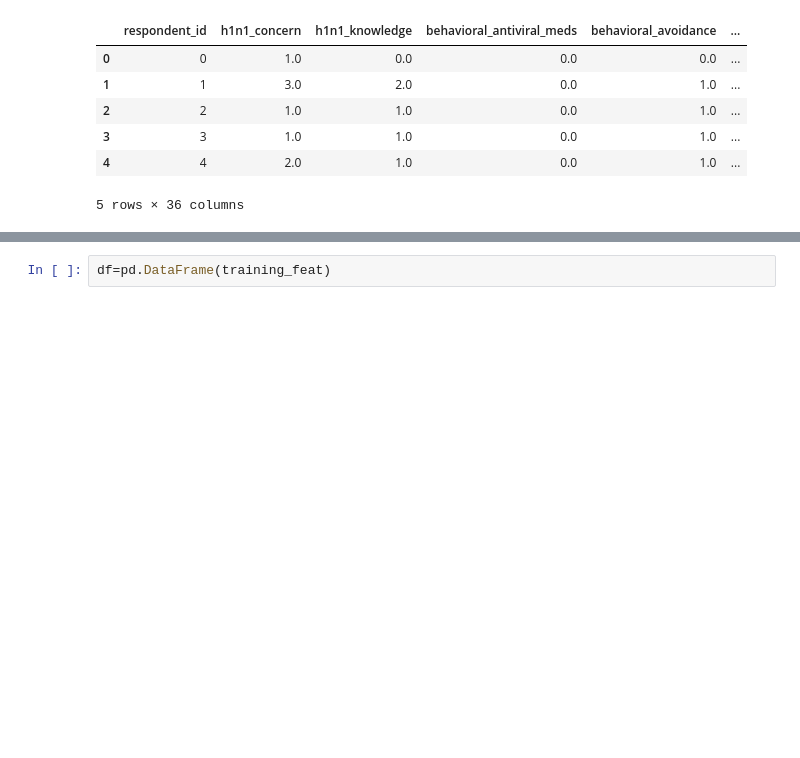
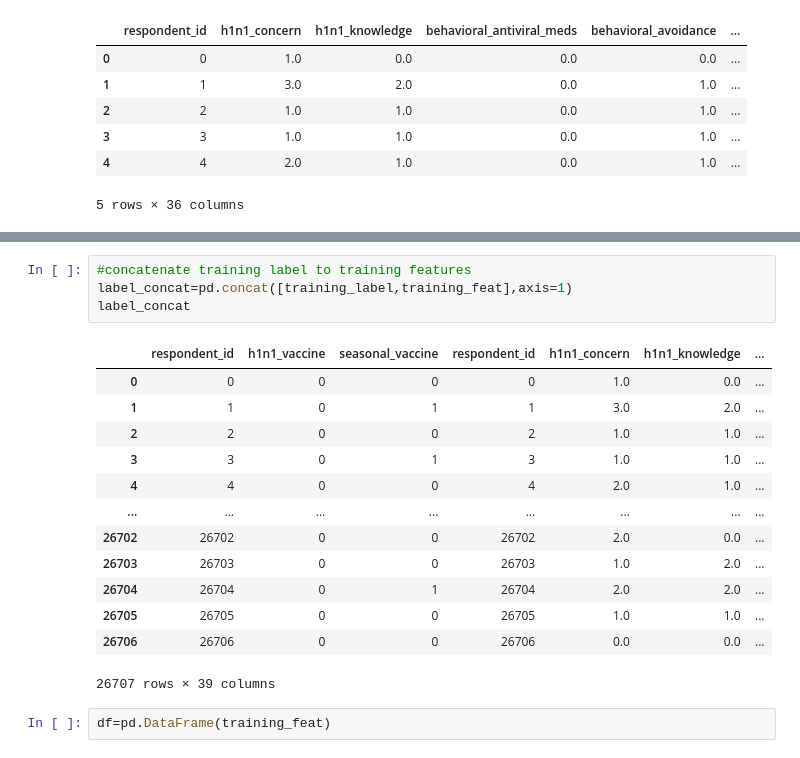
Before and after one commit to gshikanda/PHASE-3-PROJECT, a Jupyter notebook: H1N1 PROJECT.ipynb, the cells around one changed output, grey strips where cells are left out. Cells and saved outputs as stored; diff of their text form; blank space fills up the shorter version.

Commit message:
concatenating training label and training features

```diff
--- a/H1N1 PROJECT.ipynb
+++ b/H1N1 PROJECT.ipynb
@@ -125,3 +137,21 @@ training_label=pd.read_csv(r'training_set_labels.csv')
+# %%
+#concatenate training label to training features
+label_concat=pd.concat([training_label,training_feat],axis=1)
+label_concat
+# %% [output]
+|  | respondent_id | h1n1_vaccine | seasonal_vaccine | respondent_id | h1n1_concern | h1n1_knowledge | ... |
+| 0 | 0 | 0 | 0 | 0 | 1.0 | 0.0 | ... |
+| 1 | 1 | 0 | 1 | 1 | 3.0 | 2.0 | ... |
+| 2 | 2 | 0 | 0 | 2 | 1.0 | 1.0 | ... |
+| 3 | 3 | 0 | 1 | 3 | 1.0 | 1.0 | ... |
+| 4 | 4 | 0 | 0 | 4 | 2.0 | 1.0 | ... |
+| ... | ... | ... | ... | ... | ... | ... | ... |
+| 26702 | 26702 | 0 | 0 | 26702 | 2.0 | 0.0 | ... |
+| 26703 | 26703 | 0 | 0 | 26703 | 1.0 | 2.0 | ... |
+| 26704 | 26704 | 0 | 1 | 26704 | 2.0 | 2.0 | ... |
+| 26705 | 26705 | 0 | 0 | 26705 | 1.0 | 1.0 | ... |
+| 26706 | 26706 | 0 | 0 | 26706 | 0.0 | 0.0 | ... |
+26707 rows × 39 columns
 # %%
 df=pd.DataFrame(training_feat)
 # %%
```
Also changed, not shown: parts of 3 cells of this notebook.
